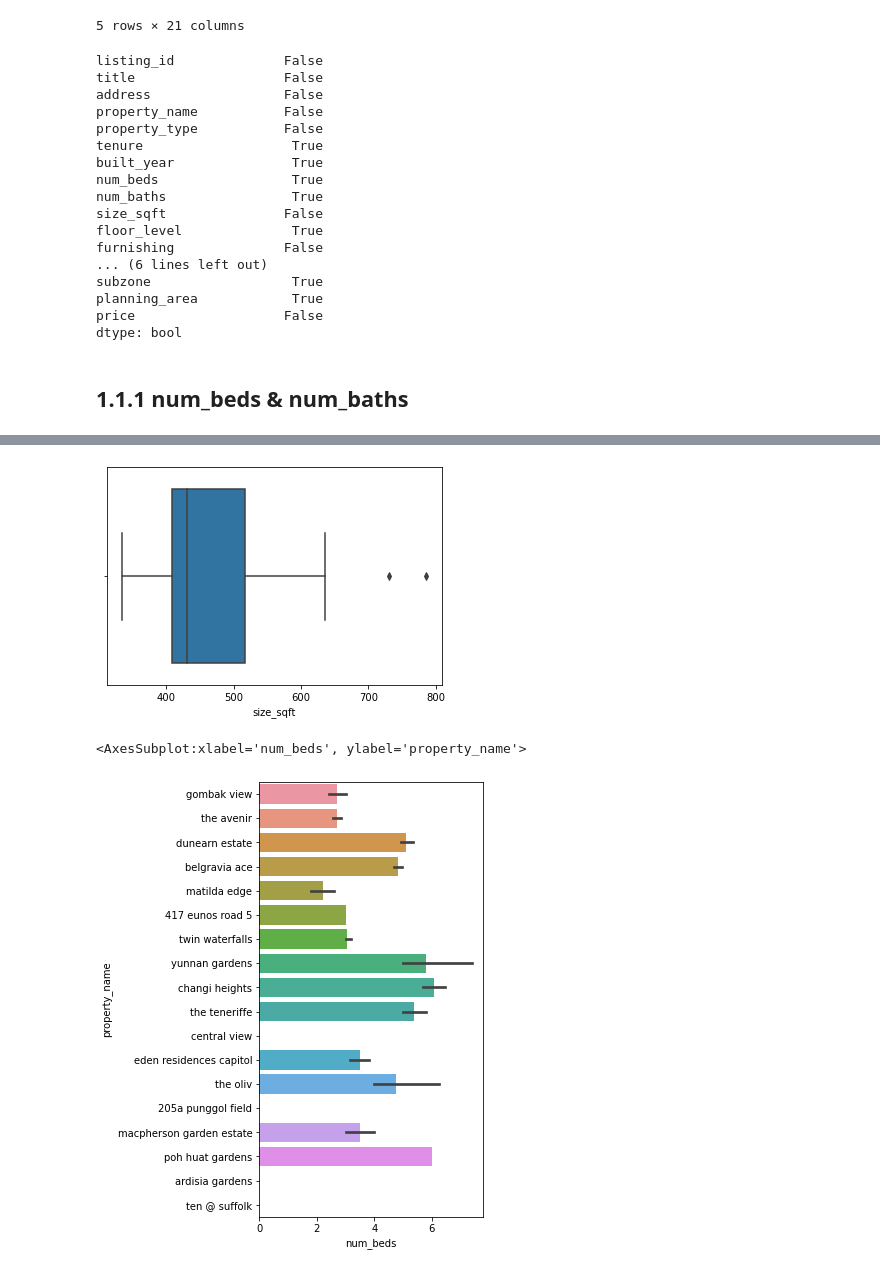
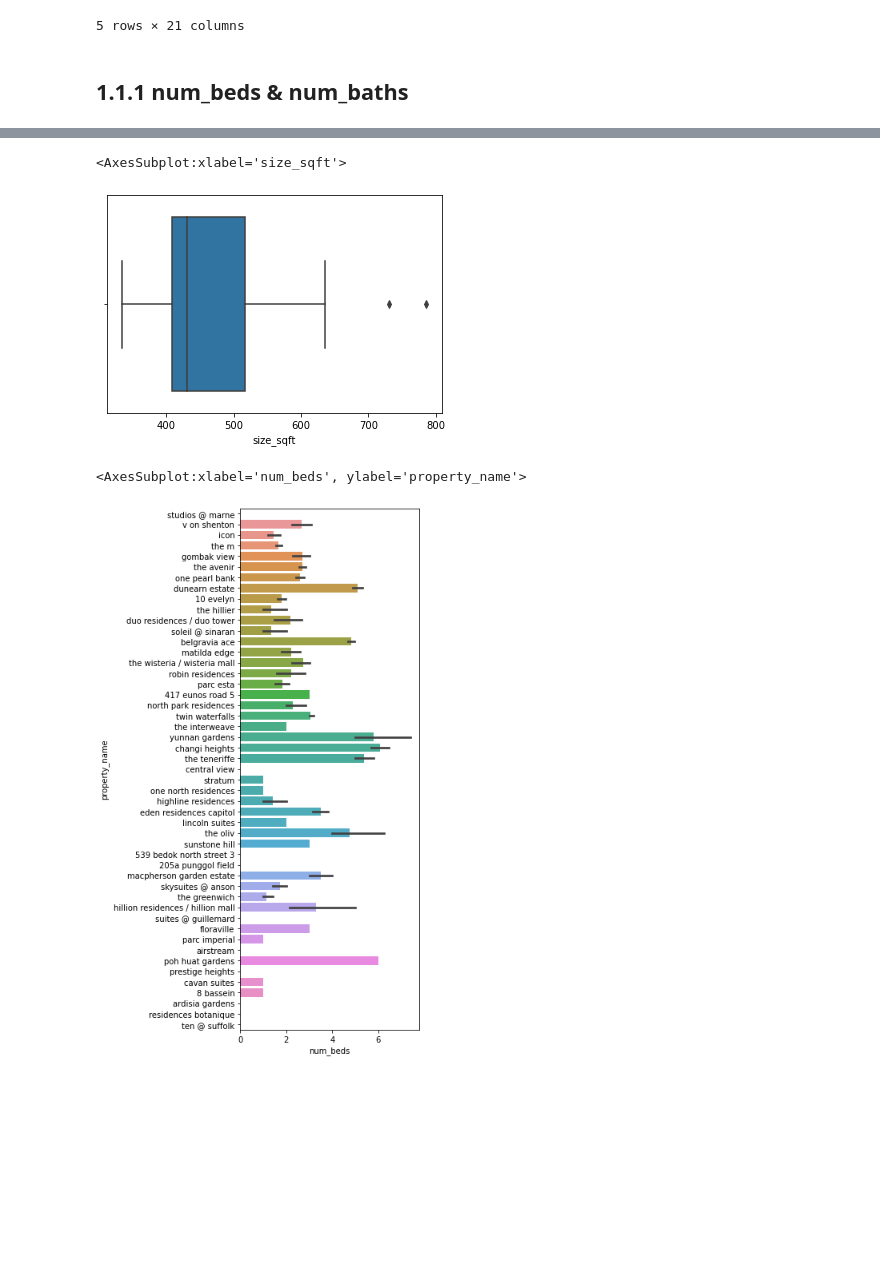
Before and after one commit to PigeonPhobia/no-bylan-regressor, a Jupyter notebook: Jiechen_EDA.ipynb, the cells around one changed output, grey strips where cells are left out. Saved outputs shown, nothing was run; the diff lists cells and outputs as text; code cells hidden in the pictures; blank space fills up the shorter version.

Commit message:
update preprocess for num_beds and baths

```diff
--- a/Jiechen_EDA.ipynb
+++ b/Jiechen_EDA.ipynb
@@ -13,8 +18,14 @@ from dython.nominal import identify_nominal_columns
     1.5 feature engineering (undone)
     1.6 noise detection (undone)
 # %%
-raw_data_train = pd.read_csv('train.csv')
-raw_data_train.head()
+DATA_DIR = 'data/'
+IMG_DIR = 'img/'
+TRAIN_FILE = DATA_DIR + 'train.csv'
+TEST_FILE = DATA_DIR + 'train.csv'
+AUX_DATA_DIR = DATA_DIR + 'auxiliary-data/'
+
+raw_data_train = pd.read_csv(TRAIN_FILE)
+raw_data_train
 # %% [output]
 |  | listing_id | title | address | property_name | property_type | tenure | built_year | num_beds | num_baths | ... |
 | 0 | 122881 | hdb flat for sale in 866 yishun s... | sembawang / yishun (d27) | 866 yishun street 81 | hdb 4 rooms | NaN | 1988.0 | 3.0 | 2.0 | ... |
@@ -52,36 +69,16 @@ df_lowercase.head()
 | 3 | 857699 | 3 bed condo for sale in leedon green | 26 leedon heights | leedon green | condo | freehold | 2023.0 | 3.0 | 2.0 | ... |
 | 4 | 216061 | 2 bed condo for sale in one bernam | 1 bernam street | one bernam | condo | 99-year leasehold | 2026.0 | 2.0 | 1.0 | ... |
 5 rows × 21 columns
-# %%
-raw_data_train.isna().any()
-# %% [output]
-listing_id              False
-title                   False
-address                 False
-property_name           False
-property_type           False
-tenure                   True
-built_year               True
-num_beds                 True
-num_baths                True
-size_sqft               False
-floor_level              True
-furnishing              False
-... (6 lines left out)
-subzone                  True
-planning_area            True
-price                   False
-dtype: bool
 # %% [markdown]
 ## 1.1.1 num_beds & num_baths
 # %%
-df_no_nan = df_lowercase.copy()
+df_with_nan = df_lowercase.copy()
 
 # drop some columns directly
 droplist = ['listing_id', 'title', 'elevation','floor_level', 'available_unit_types', 'total_num_units', 'property_details_url']
 
-df_no_nan.drop(columns=droplist, inplace=True)
-df_no_nan.head()
+df_with_nan.drop(columns=droplist, inplace=True)
+df_with_nan.head()
 # %% [output]
 |  | address | property_name | property_type | tenure | built_year | num_beds | num_baths | size_sqft | ... |
 | 0 | sembawang / yishun (d27) | 866 yishun street 81 | hdb 4 rooms | NaN | 1988.0 | 3.0 | 2.0 | 1115 | ... |
@@ -90,16 +87,15 @@ df_no_nan.head()
 | 3 | 26 leedon heights | leedon green | condo | freehold | 2023.0 | 3.0 | 2.0 | 958 | ... |
 | 4 | 1 bernam street | one bernam | condo | 99-year leasehold | 2026.0 | 2.0 | 1.0 | 732 | ... |
 # %%
-sns.boxplot(data=df_no_nan.loc[(df_no_nan.num_beds.isna()) & (df_no_nan.size_sqft <= 800)], x='size_sqft')
-upper = np.percentile(df_no_nan.loc[df_no_nan.num_beds.isna(),'size_sqft'], 75)
-df_no_nan.loc[(df_no_nan.num_beds.isna()) & (df_no_nan.size_sqft <= upper), 'num_beds'] = 0
+sns.boxplot(data=df_with_nan.loc[(df_with_nan.num_beds.isna()) & (df_with_nan.size_sqft <= 800)], x='size_sqft')
 # %% [output]
+<AxesSubplot:xlabel='size_sqft'>
 [figure]
 # %%
-plt.figure(figsize=(4,8))
-pn = df_no_nan['property_name'][df_no_nan.num_beds.isna()].unique()
-check1 = df_no_nan.loc[np.in1d(df_no_nan['property_name'],pn)]
+plt.figure(figsize=(4,12))
+pn = df_with_nan['property_name'][df_with_nan.num_beds.isna()].unique()
+check1 = df_with_nan.loc[np.in1d(df_with_nan['property_name'],pn)]
 sns.barplot(data=check1, x='num_beds', y='property_name')
 # %% [output]
 <AxesSubplot:xlabel='num_beds', ylabel='property_name'>
-[figure, old version]
+[figure, new version]
```
Also changed, not shown: parts of 7 cells of this notebook, 1 other file.
